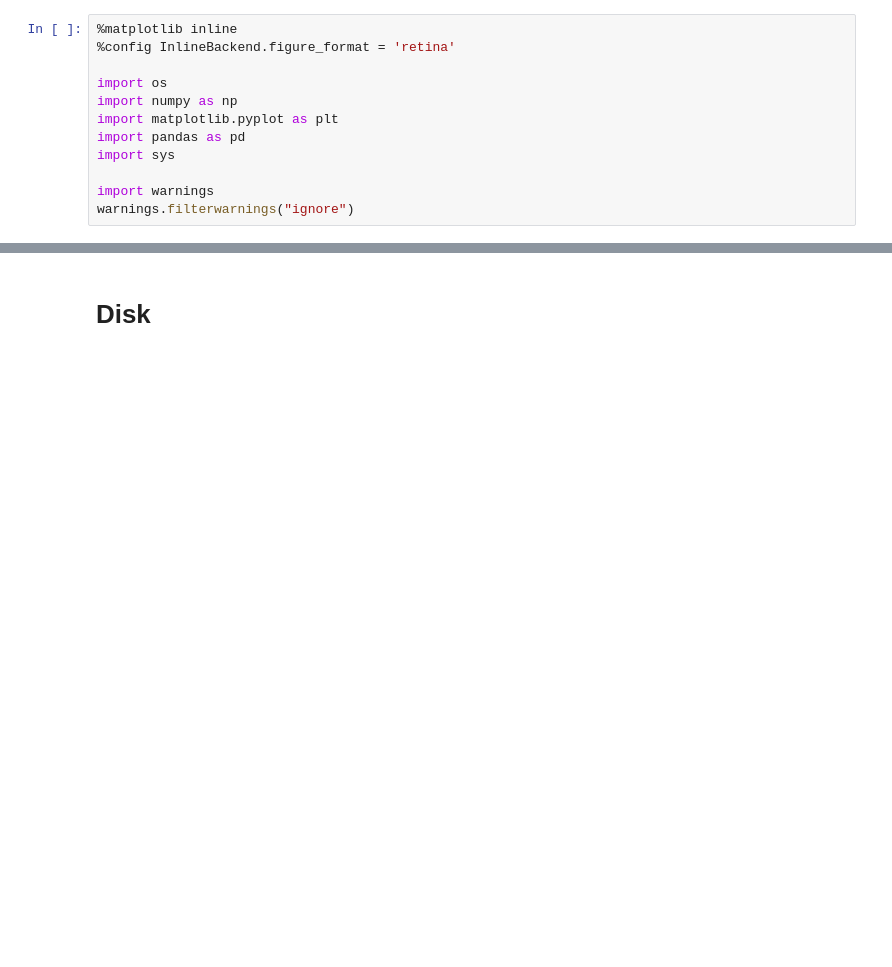
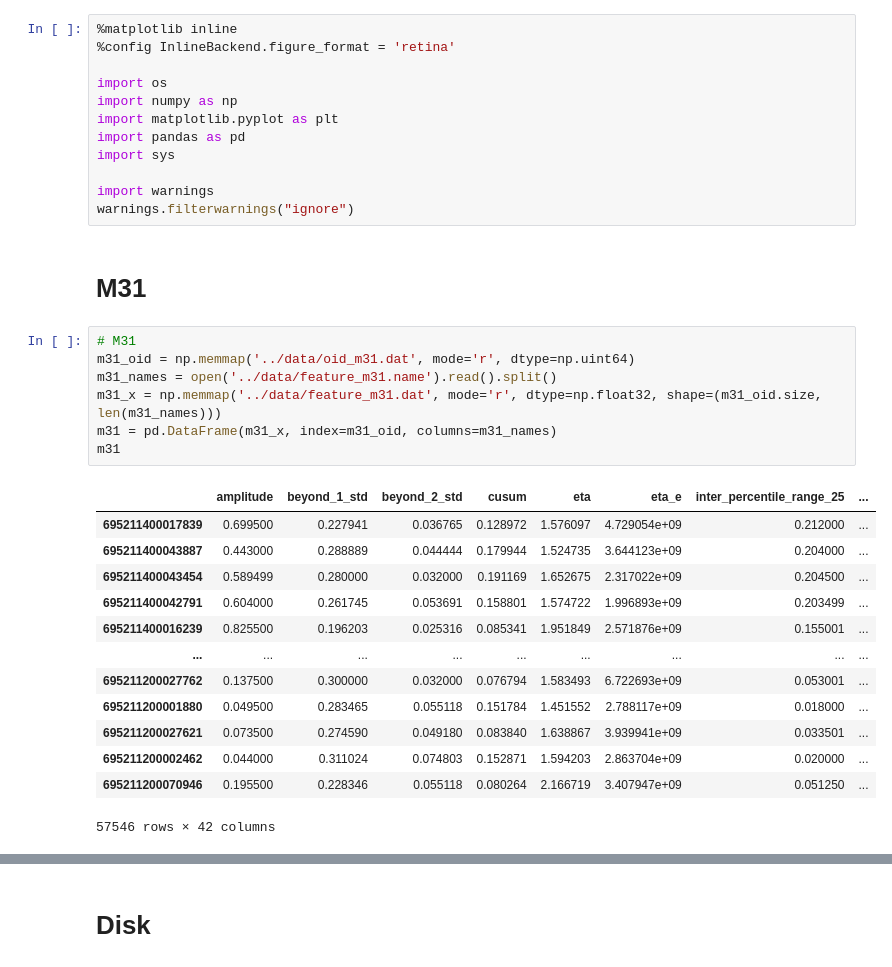
Before and after one commit to snad-space/zwad, a Jupyter notebook: notebooks/make_anomalies_tables.ipynb, the cells around one changed output, grey strips where cells are left out. Saved outputs shown, nothing was run; the diff lists cells and outputs as text; blank space fills up the shorter version.

Commit message:
Anom table NB: M31 anom table and use oid as index

```diff
--- a/notebooks/make_anomalies_tables.ipynb
+++ b/notebooks/make_anomalies_tables.ipynb
@@ -10,3 +10,26 @@ import sys
 
 import warnings
 warnings.filterwarnings("ignore")
+# %% [markdown]
+# M31
+# %%
+# M31
+m31_oid = np.memmap('../data/oid_m31.dat', mode='r', dtype=np.uint64)
+m31_names = open('../data/feature_m31.name').read().split()
+m31_x = np.memmap('../data/feature_m31.dat', mode='r', dtype=np.float32, shape=(m31_oid.size, len(m31_names)))
+m31 = pd.DataFrame(m31_x, index=m31_oid, columns=m31_names)
+m31
+# %% [output]
+|  | amplitude | beyond_1_std | beyond_2_std | cusum | eta | eta_e | inter_percentile_range_25 | ... |
+| 695211400017839 | 0.699500 | 0.227941 | 0.036765 | 0.128972 | 1.576097 | 4.729054e+09 | 0.212000 | ... |
+| 695211400043887 | 0.443000 | 0.288889 | 0.044444 | 0.179944 | 1.524735 | 3.644123e+09 | 0.204000 | ... |
+| 695211400043454 | 0.589499 | 0.280000 | 0.032000 | 0.191169 | 1.652675 | 2.317022e+09 | 0.204500 | ... |
+| 695211400042791 | 0.604000 | 0.261745 | 0.053691 | 0.158801 | 1.574722 | 1.996893e+09 | 0.203499 | ... |
+| 695211400016239 | 0.825500 | 0.196203 | 0.025316 | 0.085341 | 1.951849 | 2.571876e+09 | 0.155001 | ... |
+| ... | ... | ... | ... | ... | ... | ... | ... | ... |
+| 695211200027762 | 0.137500 | 0.300000 | 0.032000 | 0.076794 | 1.583493 | 6.722693e+09 | 0.053001 | ... |
+| 695211200001880 | 0.049500 | 0.283465 | 0.055118 | 0.151784 | 1.451552 | 2.788117e+09 | 0.018000 | ... |
+| 695211200027621 | 0.073500 | 0.274590 | 0.049180 | 0.083840 | 1.638867 | 3.939941e+09 | 0.033501 | ... |
+| 695211200002462 | 0.044000 | 0.311024 | 0.074803 | 0.152871 | 1.594203 | 2.863704e+09 | 0.020000 | ... |
+| 695211200070946 | 0.195500 | 0.228346 | 0.055118 | 0.080264 | 2.166719 | 3.407947e+09 | 0.051250 | ... |
+57546 rows × 42 columns
```
Also changed, not shown: parts of 4 cells of this notebook.
